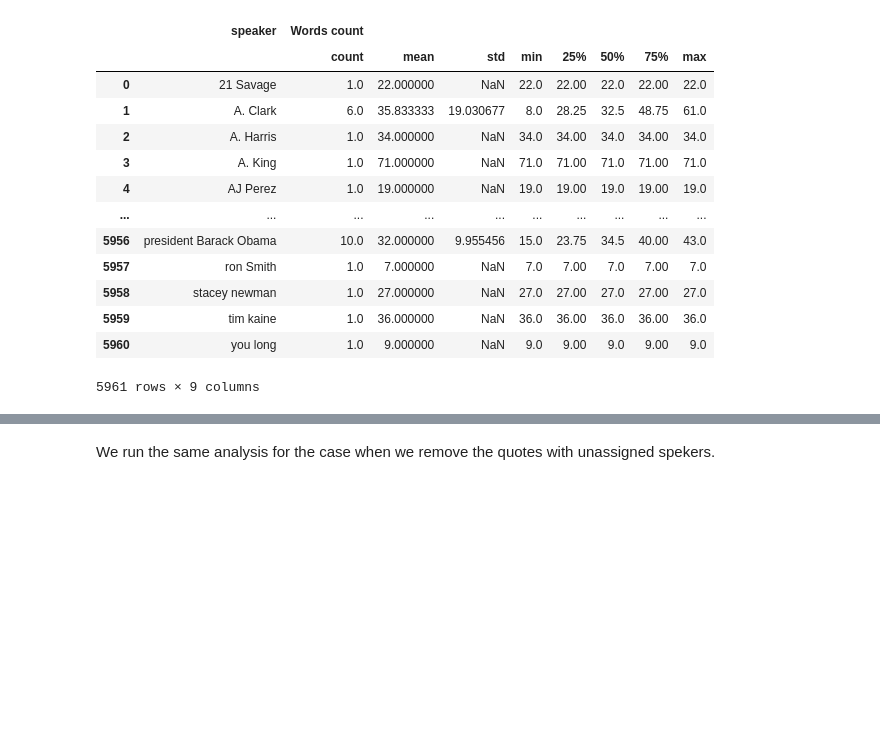
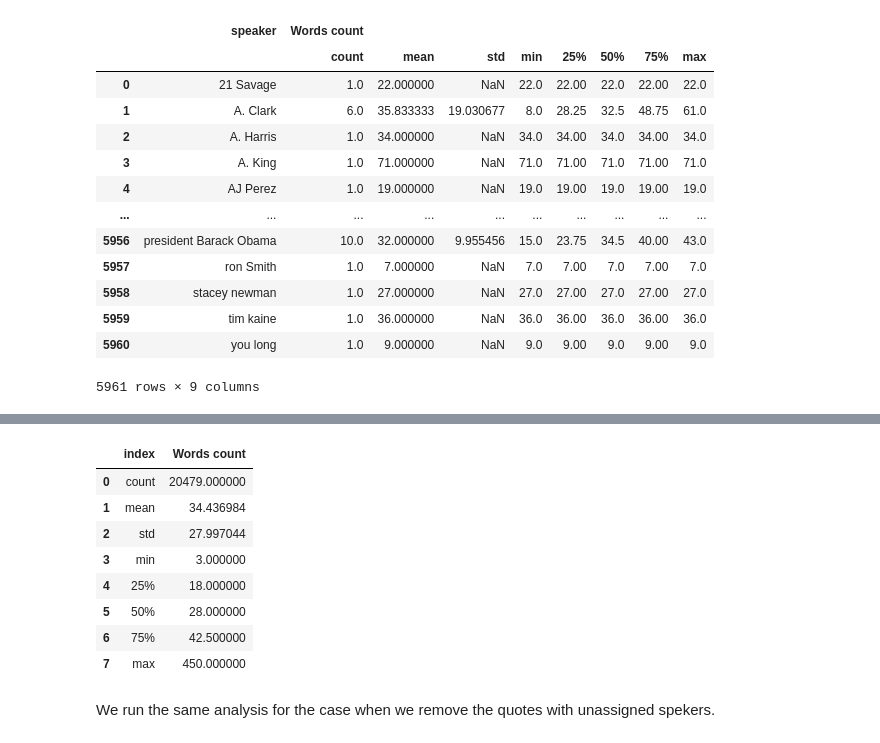
Before and after one commit to epfl-ada/ada-2021-project-lejt, a Jupyter notebook: Initial_Analysis.ipynb, the cells around one changed output, grey strips where cells are left out. Saved outputs shown, nothing was run; the diff lists cells and outputs as text; code cells hidden in the pictures; blank space fills up the shorter version.

```diff
--- a/Initial_Analysis.ipynb
+++ b/Initial_Analysis.ipynb
@@ -221,3 +233,16 @@ desc
+# %%
+df_kno = df.query("speaker != 'None'")
+df_kno['Words count'].describe().reset_index()
+# %% [output]
+|  | index | Words count |
+| 0 | count | 20479.000000 |
+| 1 | mean | 34.436984 |
+| 2 | std | 27.997044 |
+| 3 | min | 3.000000 |
+| 4 | 25% | 18.000000 |
+| 5 | 50% | 28.000000 |
+| 6 | 75% | 42.500000 |
+| 7 | max | 450.000000 |
 # %% [markdown]
 We run the same analysis for the case when we remove the quotes with unassigned spekers.
 # %%
```
Also changed, not shown: parts of 3 cells of this notebook.
